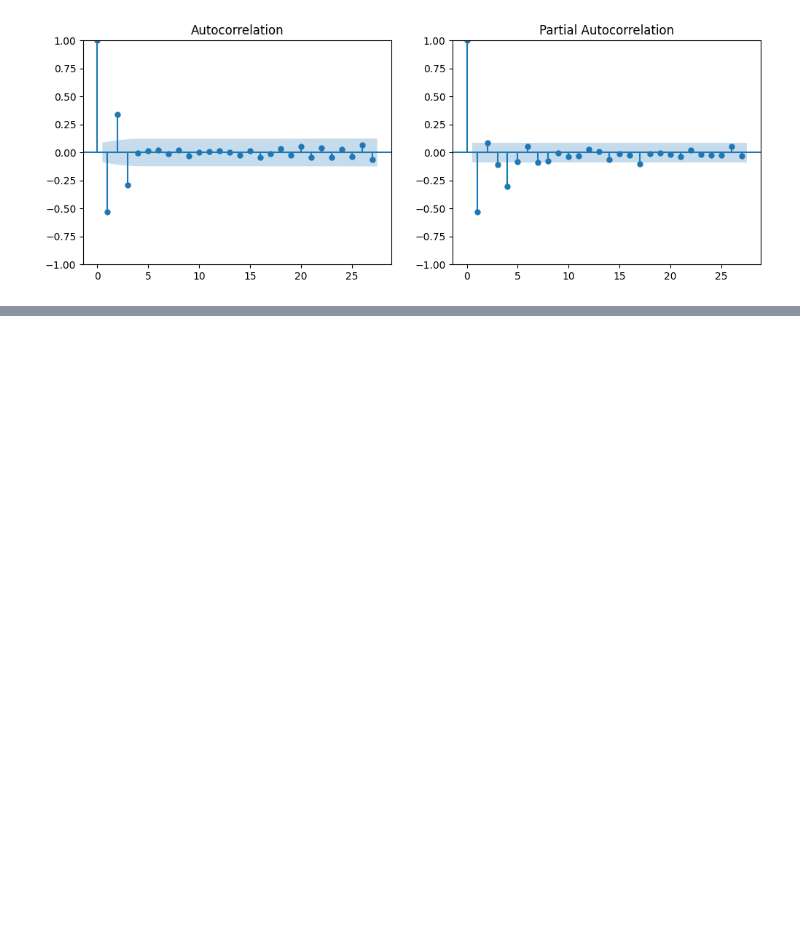
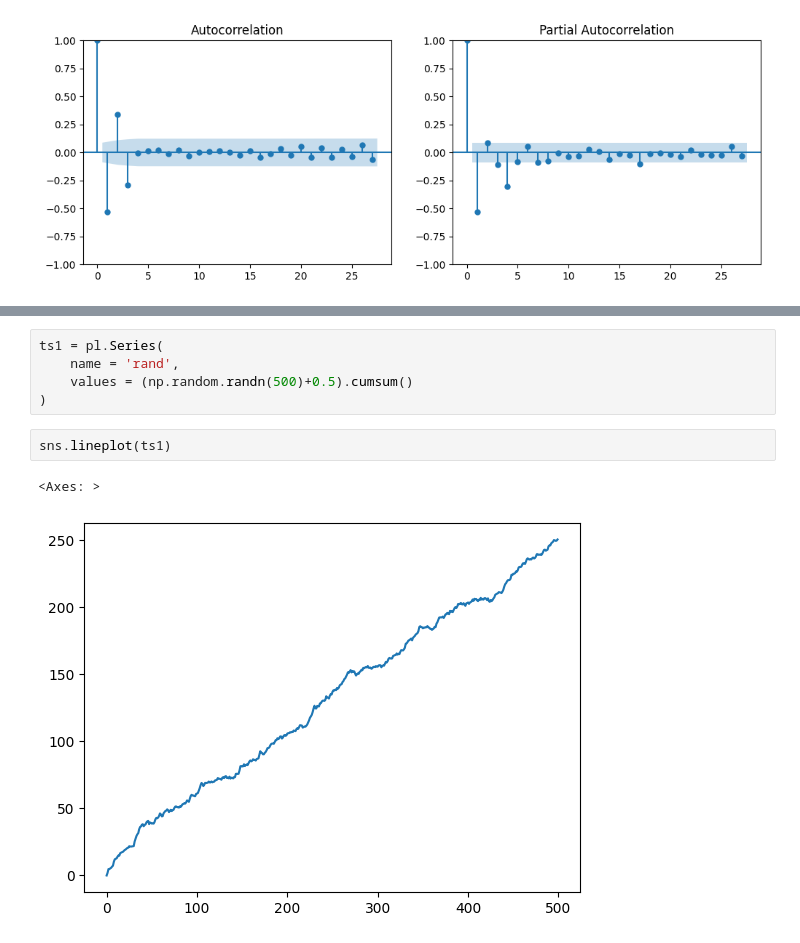
Before and after one commit to faunebl/timeseriescourse, a Jupyter notebook: lab1.ipynb, the cells around one changed output, grey strips where cells are left out. Cells and saved outputs as stored; diff of their text form; blank space fills up the shorter version.

```diff
--- a/lab1.ipynb
+++ b/lab1.ipynb
@@ -188,0 +198,10 @@ identify_arma_orders(data=processes.select('process1'))
+# %%
+ts1 = pl.Series(
+    name = 'rand',
+    values = (np.random.randn(500)+0.5).cumsum()
+)
+# %%
+sns.lineplot(ts1)
+# %% [output]
+<Axes: >
+[figure, added]
```
Also changed, not shown: parts of 2 cells of this notebook, 2 other files.
